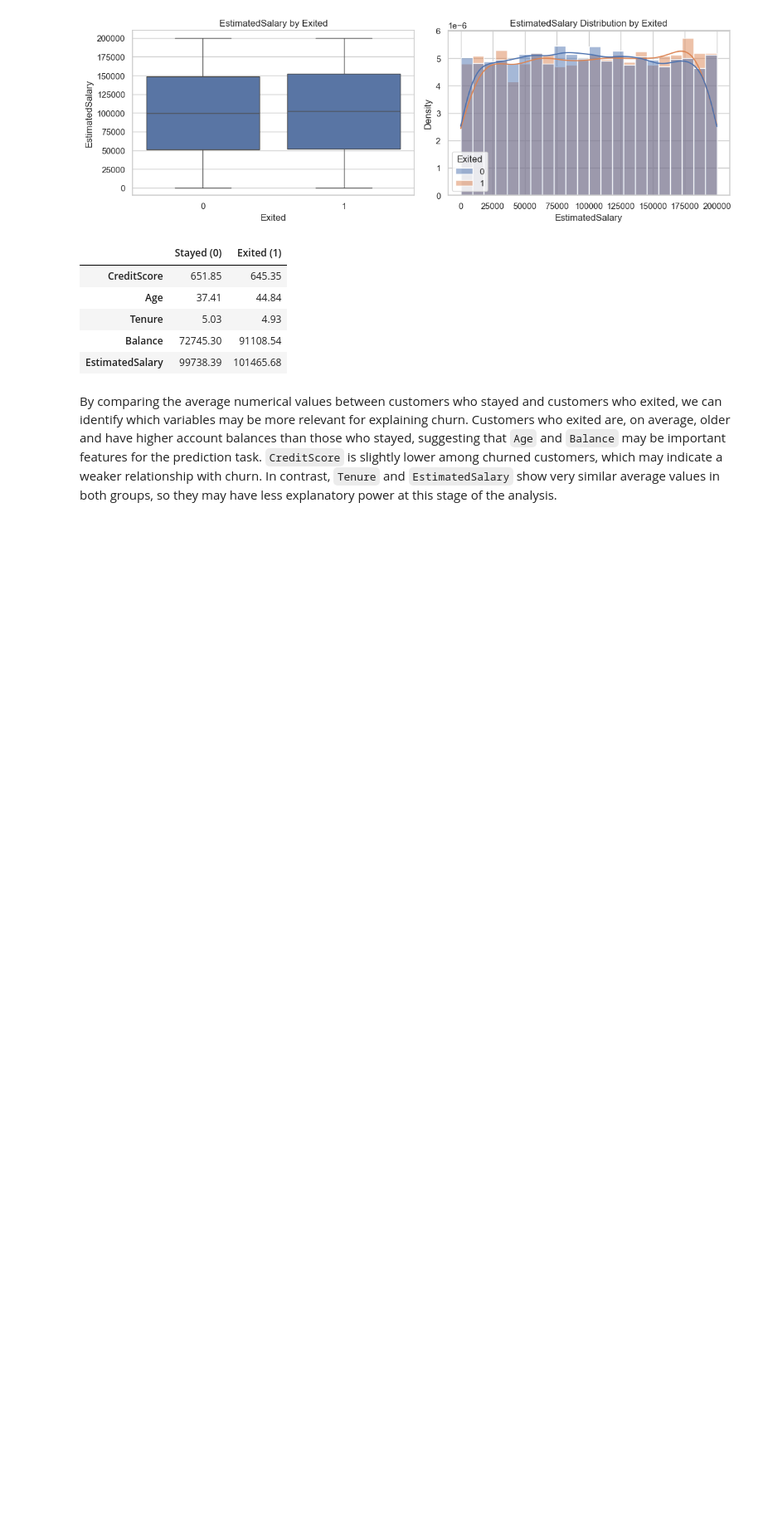
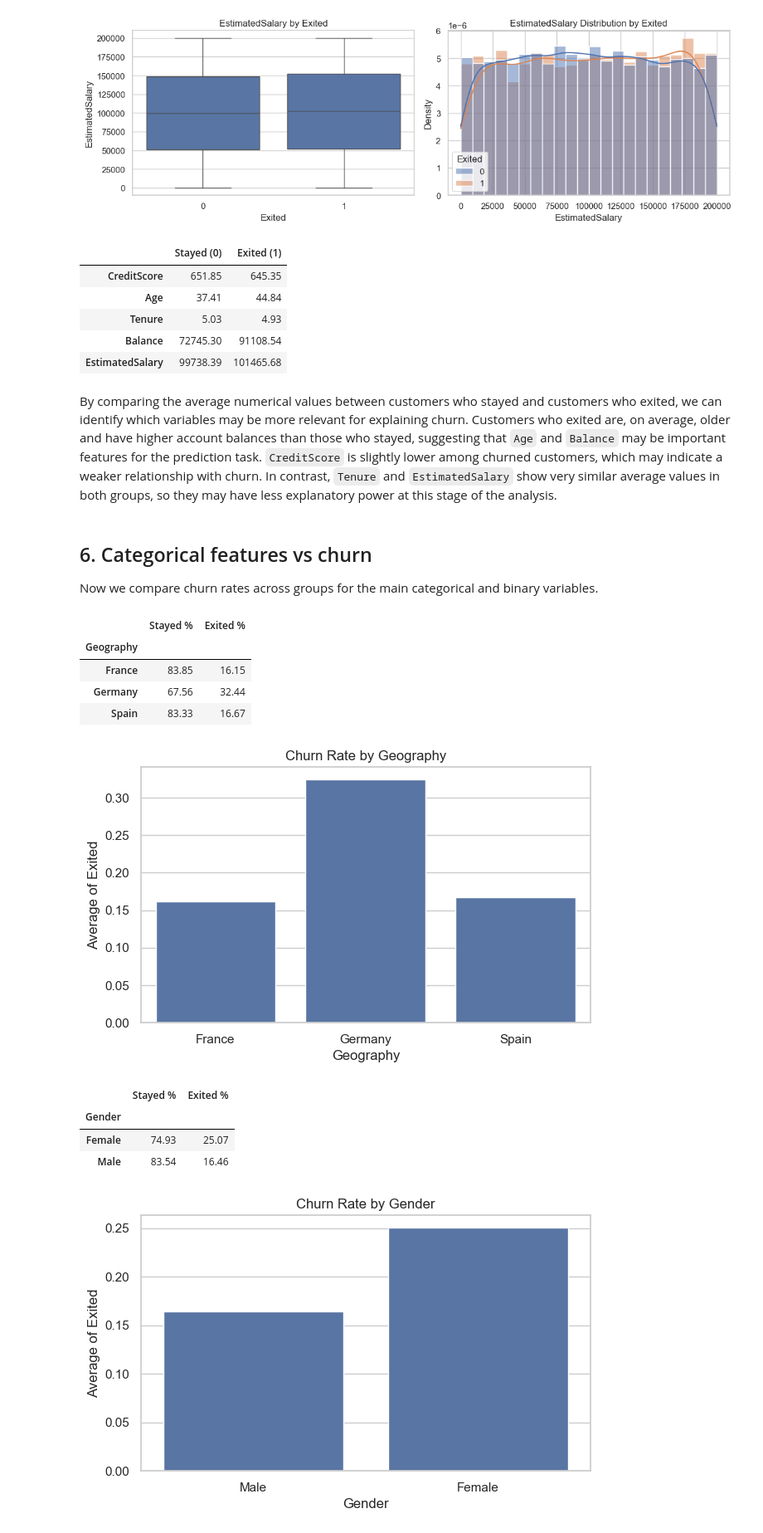
Before and after one commit to Hugord7/Churn-Project, a Jupyter notebook: Notebooks/02_eda.ipynb, the cells around one changed output. Shown at 83% size. Cells and saved outputs as stored; diff of their text form; code cells hidden in the pictures; blank space fills up the shorter version.

```diff
--- a/Notebooks/02_eda.ipynb
+++ b/Notebooks/02_eda.ipynb
@@ -198,3 +198,32 @@ num_churn_summary
 | EstimatedSalary | 99738.39 | 101465.68 |
 # %% [markdown]
 By comparing the average numerical values between customers who stayed and customers who exited, we can identify which variables may be more relevant for explaining churn. Customers who exited are, on average, older and have higher account balances than those who stayed, suggesting that `Age` and `Balance` may be important features for the prediction task. `CreditScore` is slightly lower among churned customers, which may indicate a weaker relationship with churn. In contrast, `Tenure` and `EstimatedSalary` show very similar average values in both groups, so they may have less explanatory power at this stage of the analysis.
+# %% [markdown]
+## 6. Categorical features vs churn
+
+Now we compare churn rates across groups for the main categorical and binary variables.
+# %%
+def churn_rate_table(data, col):
+    table = pd.crosstab(data[col], data['Exited'], normalize='index') * 100
+    table.columns = ['Stayed %', 'Exited %']
+    return table.round(2)
+
+for col in ['Geography', 'Gender', 'HasCrCard', 'IsActiveMember', 'NumOfProducts']:
+    display(churn_rate_table(df_eda, col))
+    plt.figure(figsize=(7, 4))
+    sns.barplot(data=df_eda, x=col, y='Exited', estimator=np.mean, ci=None, order=df_eda[col].value_counts().index)
+    plt.title(f'Churn Rate by {col}')
+    plt.ylabel('Average of Exited')
+    plt.show()
+# %% [output]
+|  | Stayed % | Exited % |
+| Geography |  |  |
+| France | 83.85 | 16.15 |
+| Germany | 67.56 | 32.44 |
+| Spain | 83.33 | 16.67 |
+[figure, added]
+|  | Stayed % | Exited % |
+| Gender |  |  |
+| Female | 74.93 | 25.07 |
+| Male | 83.54 | 16.46 |
+[figure, added]
```
Also changed, not shown: parts of 12 cells of this notebook.
